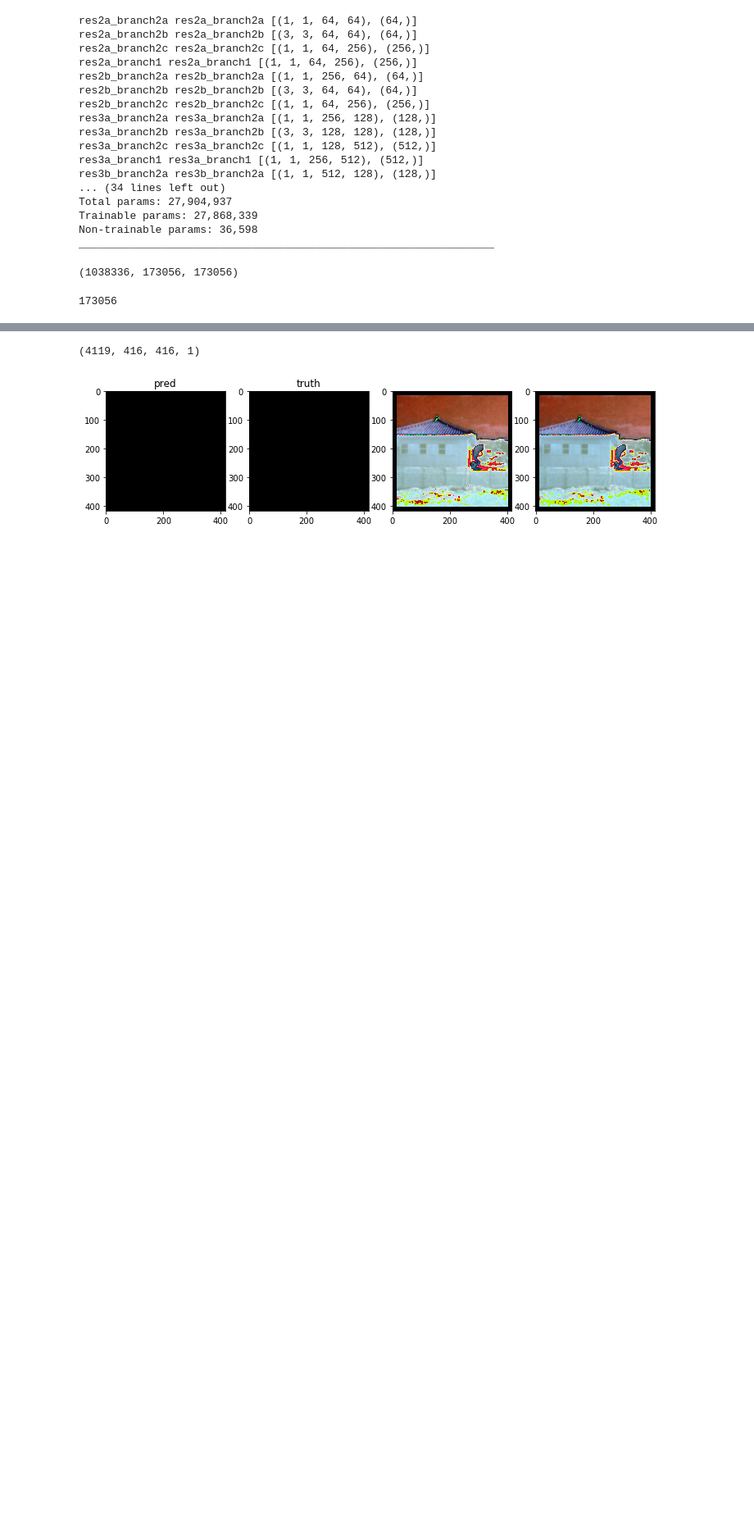
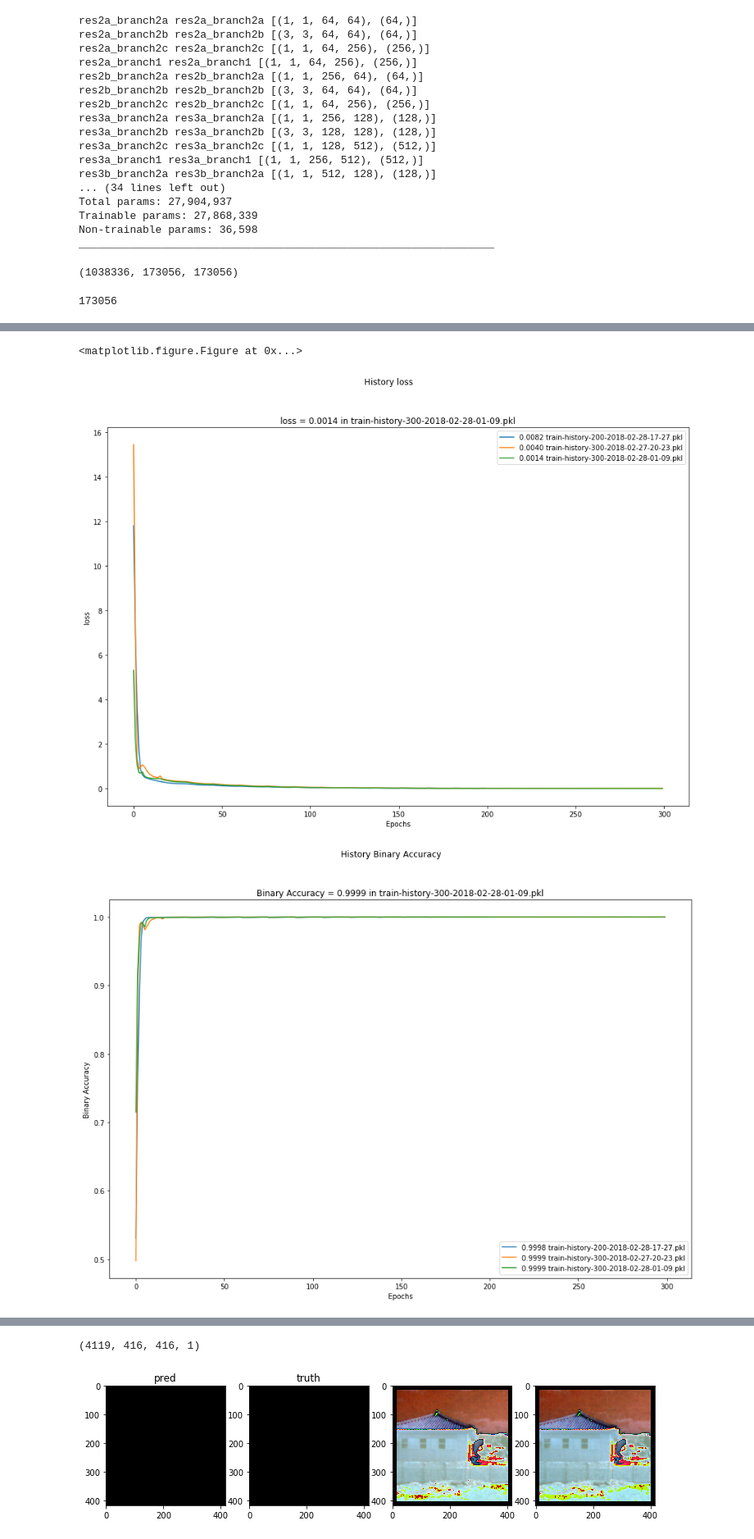
Before and after one commit to SorokinV/2018-TopCoder-Konika-Minolta, a Jupyter notebook: Jupyter/CM-V02-NET-Exp-Post-6-2.ipynb, the cells around one changed output, grey strips where cells are left out. Shown at 82% size. Cells and saved outputs as stored; diff of their text form; code cells hidden in the pictures; blank space fills up the shorter version.

```diff
--- a/Jupyter/CM-V02-NET-Exp-Post-6-2.ipynb
+++ b/Jupyter/CM-V02-NET-Exp-Post-6-2.ipynb
@@ -971,7 +982,8 @@ class SnapshotCallbackBuilder:
         return callback_list
 
     def _cosine_anneal_schedule(self, t):
-        if t<5 : return float(self.alpha_zero)
+        if t<20 : return float(self.alpha_zero)
+        #if (t % (self.T // self.M))==0 : self.alpha_zero = self.alpha_zero*0.98
         cos_inner = np.pi * (t % (self.T // self.M))  # t - 1 is used when t has 1-based indexing.
         cos_inner /= self.T // self.M
         cos_out = np.cos(cos_inner) + 1
@@ -1157,3 +1175,57 @@ if 0 :
     filepath = "../Temp/V02-level-X-"+datetime.datetime.now().strftime("%Y-%m-%d-%H-%M-%S")+".hdf5"
     model10.save(filepath)
     filepath
+# %%
+if 0 :
+    import pickle
+    with open(os.path.join('../Temp',"train-history-"+
+                           datetime.datetime.now().strftime('%Y-%m-%d-%H-%M')+".pkl"), "wb") as fp:
+        #pickle.dump(testListOld, fp)
+        pickle.dump(hist.history, fp)
+if 0 :
+    import pickle
+    with open("../Work/V02-Datas/testS-11-07.pkl", "rb") as fp:
+        historyOld = pickle.load(fp)
+
+if 1 :
+    import pickle
+    with open(os.path.join('../Temp',"History","train-history-"+str(epochs)+'-'+
+                           datetime.datetime.now().strftime('%Y-%m-%d-%H-%M')+".pkl"), "wb") as fp:
+        pickle.dump(hist1.history, fp)
+# %%
+if 1 :
+    import pickle
+    listHistory = os.listdir(os.path.join('../Temp','History'))
+
+    def drawHistory (name, index, minOK=False) :
+
+        plt.figure(figsize=(15,10))
+        legend, ffmmm, ffvvv = [], '', 100 if minOK else -1
+        try :
+            for ff in listHistory :
+                with open(os.path.join('../Temp',"History",ff),"rb") as fp: fh = pickle.load(fp);
+                fhh = np.array(fh[index])
+                plt.plot(fhh); legend += ["{:.4f} {}".format((fhh.min() if minOK else fhh.max()),ff)]
+                if minOK :
+                    if fhh.min()<ffvvv : ffvvv = fhh.min(); ffmmm = ff
+                else :
+                    if fhh.max()>ffvvv : ffvvv = fhh.max(); ffmmm = ff
+            plt.suptitle('History '+name)
+            plt.title(name + ' = {:.4f} in {}'.format(ffvvv,ffmmm))
+            plt.xlabel('Epochs')
+            plt.ylabel(name)
+            plt.legend(legend);
+            plt.show()
+        except : pass;
+
+    drawHistory('LR','lr',minOK=True)
+    drawHistory('loss','loss',minOK=True)
+    drawHistory('Binary Accuracy','binary_accuracy',minOK=False)
+    drawHistory('F1','f1scoreTF',minOK=False)
+    drawHistory('Val F1','val_f1scoreTF',minOK=False)
+
+    plt.close('all')
+# %% [output]
+<matplotlib.figure.Figure at 0x...>
+[figure, added]
+[figure, added]
```
Also changed, not shown: parts of 15 cells of this notebook.
